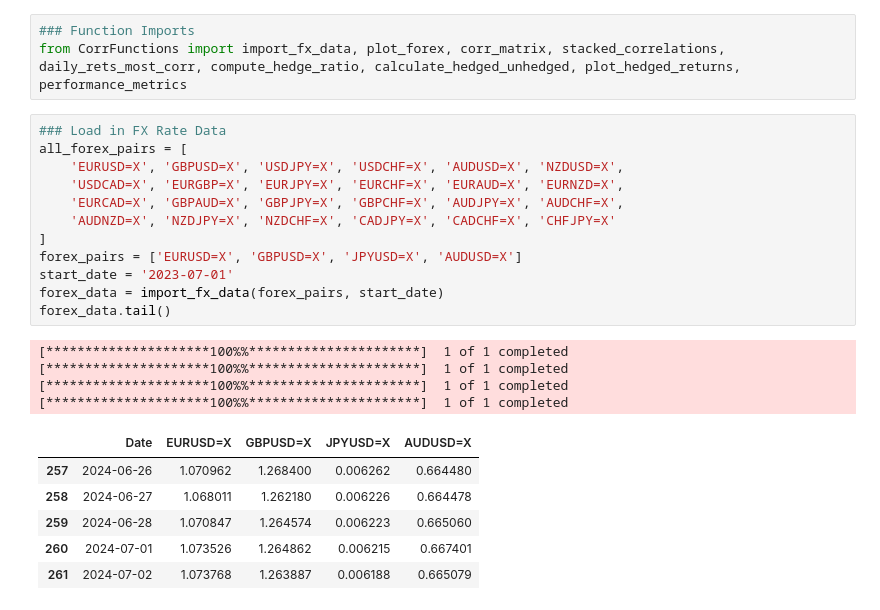
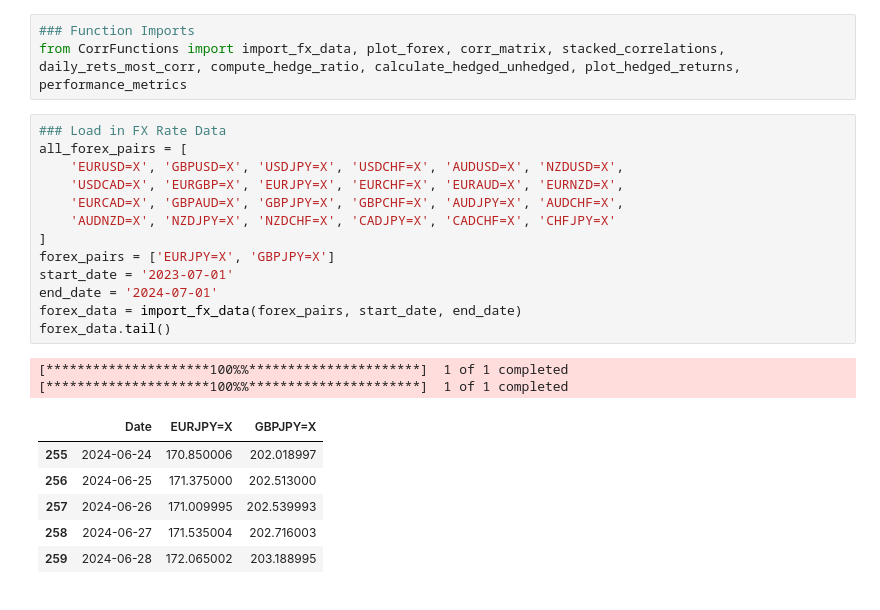
Before and after one commit to mburley127/FXHedging, a Jupyter notebook: FX_CorrelatedHedge/CorrelatedHedge.ipynb, the cells around one changed output. Cells and saved outputs as stored; diff of their text form.

```diff
--- a/FX_CorrelatedHedge/CorrelatedHedge.ipynb
+++ b/FX_CorrelatedHedge/CorrelatedHedge.ipynb
@@ -4,26 +4,25 @@ from CorrFunctions import import_fx_data, plot_forex, corr_matrix, stacked_corre
 # %%
 ### Load in FX Rate Data
 all_forex_pairs = [
     'EURUSD=X', 'GBPUSD=X', 'USDJPY=X', 'USDCHF=X', 'AUDUSD=X', 'NZDUSD=X',
     'USDCAD=X', 'EURGBP=X', 'EURJPY=X', 'EURCHF=X', 'EURAUD=X', 'EURNZD=X',
     'EURCAD=X', 'GBPAUD=X', 'GBPJPY=X', 'GBPCHF=X', 'AUDJPY=X', 'AUDCHF=X',
     'AUDNZD=X', 'NZDJPY=X', 'NZDCHF=X', 'CADJPY=X', 'CADCHF=X', 'CHFJPY=X'
 ]
-forex_pairs = ['EURUSD=X', 'GBPUSD=X', 'JPYUSD=X', 'AUDUSD=X']
+forex_pairs = ['EURJPY=X', 'GBPJPY=X']
 start_date = '2023-07-01'
-forex_data = import_fx_data(forex_pairs, start_date)
+end_date = '2024-07-01'
+forex_data = import_fx_data(forex_pairs, start_date, end_date)
 forex_data.tail()
 # %% [output]
 [*********************100%%**********************]  1 of 1 completed
 [*********************100%%**********************]  1 of 1 completed
-[*********************100%%**********************]  1 of 1 completed
-[*********************100%%**********************]  1 of 1 completed
-|  | Date | EURUSD=X | GBPUSD=X | JPYUSD=X | AUDUSD=X |
-| 257 | 2024-06-26 | 1.070962 | 1.268400 | 0.006262 | 0.664480 |
-| 258 | 2024-06-27 | 1.068011 | 1.262180 | 0.006226 | 0.664478 |
-| 259 | 2024-06-28 | 1.070847 | 1.264574 | 0.006223 | 0.665060 |
-| 260 | 2024-07-01 | 1.073526 | 1.264862 | 0.006215 | 0.667401 |
-| 261 | 2024-07-02 | 1.073768 | 1.263887 | 0.006188 | 0.665079 |
+|  | Date | EURJPY=X | GBPJPY=X |
+| 255 | 2024-06-24 | 170.850006 | 202.018997 |
+| 256 | 2024-06-25 | 171.375000 | 202.513000 |
+| 257 | 2024-06-26 | 171.009995 | 202.539993 |
+| 258 | 2024-06-27 | 171.535004 | 202.716003 |
+| 259 | 2024-06-28 | 172.065002 | 203.188995 |
 # %%
 ### Plot FX Rate Data
 plot_forex(forex_data, forex_pairs)
```
Also changed, not shown: parts of 9 cells of this notebook, 9 other files.
